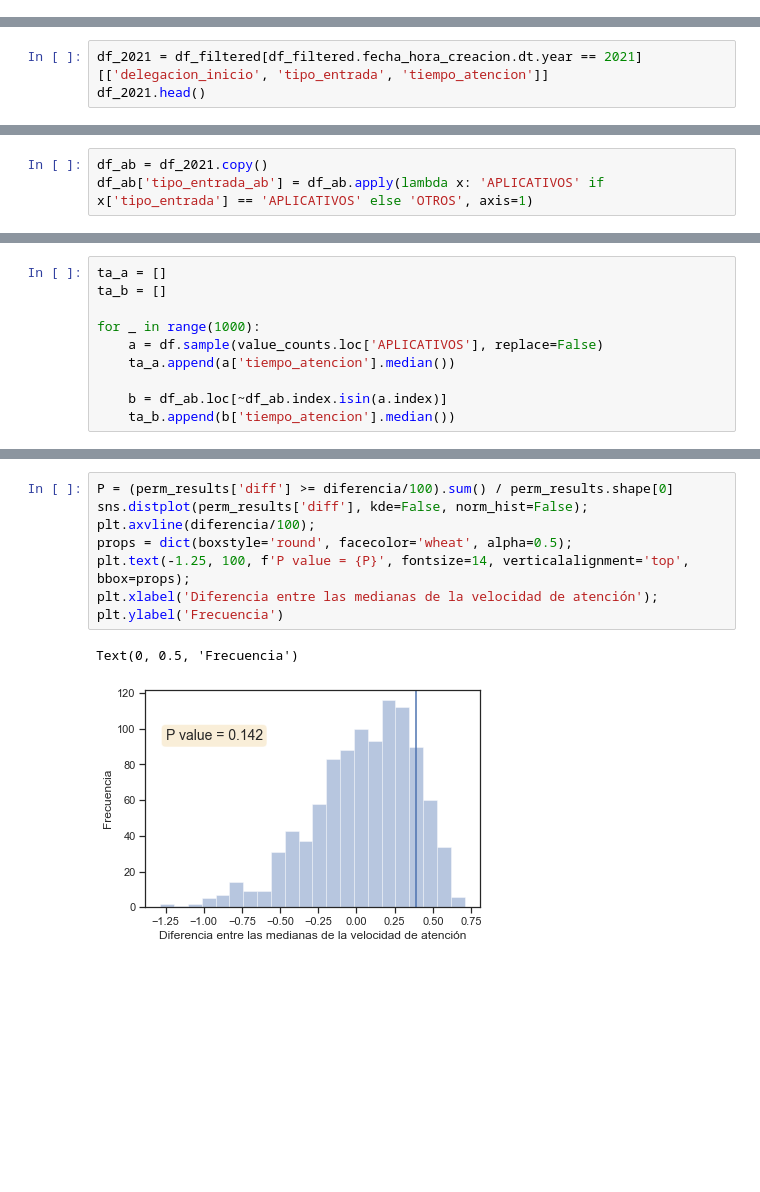
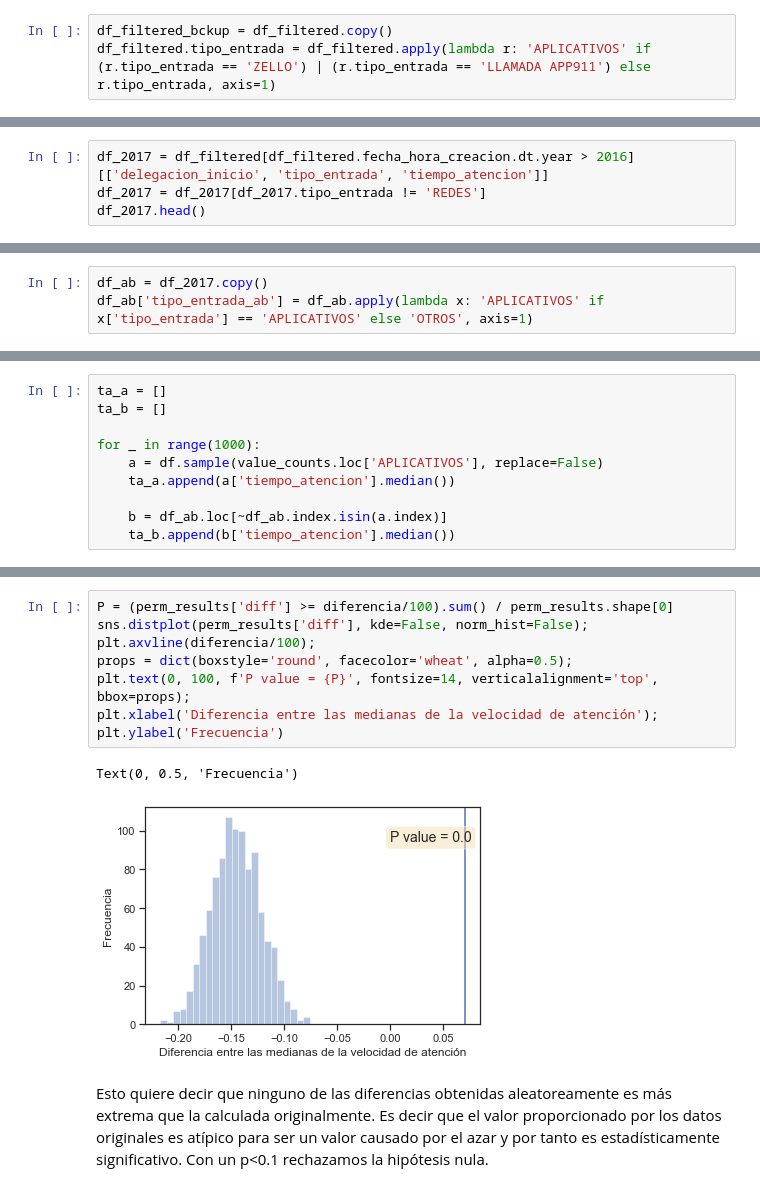
Before and after one commit to Mario-16180/BEDU-M4-DataAnalysisProject-CarAccidents, a Jupyter notebook: Fer.ipynb, the cells around one changed output, grey strips where cells are left out. Cells and saved outputs as stored; diff of their text form; blank space fills up the shorter version.

```diff
--- a/Fer.ipynb
+++ b/Fer.ipynb
@@ -512 +526,4 @@ Text(0, 0.5, 'Tiempo de atención')
+# %%
+df_filtered_bckup = df_filtered.copy()
+df_filtered.tipo_entrada = df_filtered.apply(lambda r: 'APLICATIVOS' if (r.tipo_entrada == 'ZELLO') | (r.tipo_entrada == 'LLAMADA APP911') else r.tipo_entrada, axis=1)
 # %% [markdown]
@@ -624,5 +616,6 @@ Podemos evaluar si el uso de aplicaciones optimiza el timepo de atencion a los i
 # %%
-df_2021 = df_filtered[df_filtered.fecha_hora_creacion.dt.year == 2021][['delegacion_inicio', 'tipo_entrada', 'tiempo_atencion']]
-df_2021.head()
+df_2017 = df_filtered[df_filtered.fecha_hora_creacion.dt.year > 2016][['delegacion_inicio', 'tipo_entrada', 'tiempo_atencion']]
+df_2017 = df_2017[df_2017.tipo_entrada != 'REDES']
+df_2017.head()
 # %% [output]
 |  | delegacion_inicio | tipo_entrada | tiempo_atencion |
@@ -636,5 +629,5 @@ Para este test se consideran dos formas de reporte distintos y se registra la me
 # %%
-df_ab = df_2021.copy()
+df_ab = df_2017.copy()
 df_ab['tipo_entrada_ab'] = df_ab.apply(lambda x: 'APLICATIVOS' if x['tipo_entrada'] == 'APLICATIVOS' else 'OTROS', axis=1)
 # %%
 df_test = df_ab.groupby('tipo_entrada_ab')['tiempo_atencion'].median()
@@ -695,11 +688,13 @@ perm_results
 # %%
 P = (perm_results['diff'] >= diferencia/100).sum() / perm_results.shape[0]
 sns.distplot(perm_results['diff'], kde=False, norm_hist=False);
 plt.axvline(diferencia/100);
 props = dict(boxstyle='round', facecolor='wheat', alpha=0.5);
-plt.text(-1.25, 100, f'P value = {P}', fontsize=14, verticalalignment='top', bbox=props);
+plt.text(0, 100, f'P value = {P}', fontsize=14, verticalalignment='top', bbox=props);
 plt.xlabel('Diferencia entre las medianas de la velocidad de atención');
 plt.ylabel('Frecuencia')
 # %% [output]
 Text(0, 0.5, 'Frecuencia')
-[figure, old version]
+[figure, new version]
+# %% [markdown]
+Esto quiere decir que ninguno de las diferencias obtenidas aleatoreamente es más extrema que la calculada originalmente. Es decir que el valor proporcionado por los datos originales es atípico para ser un valor causado por el azar y por tanto es estadísticamente significativo. Con un p<0.1 rechazamos la  hipótesis nula.
```
Also changed, not shown: parts of 21 cells of this notebook.
